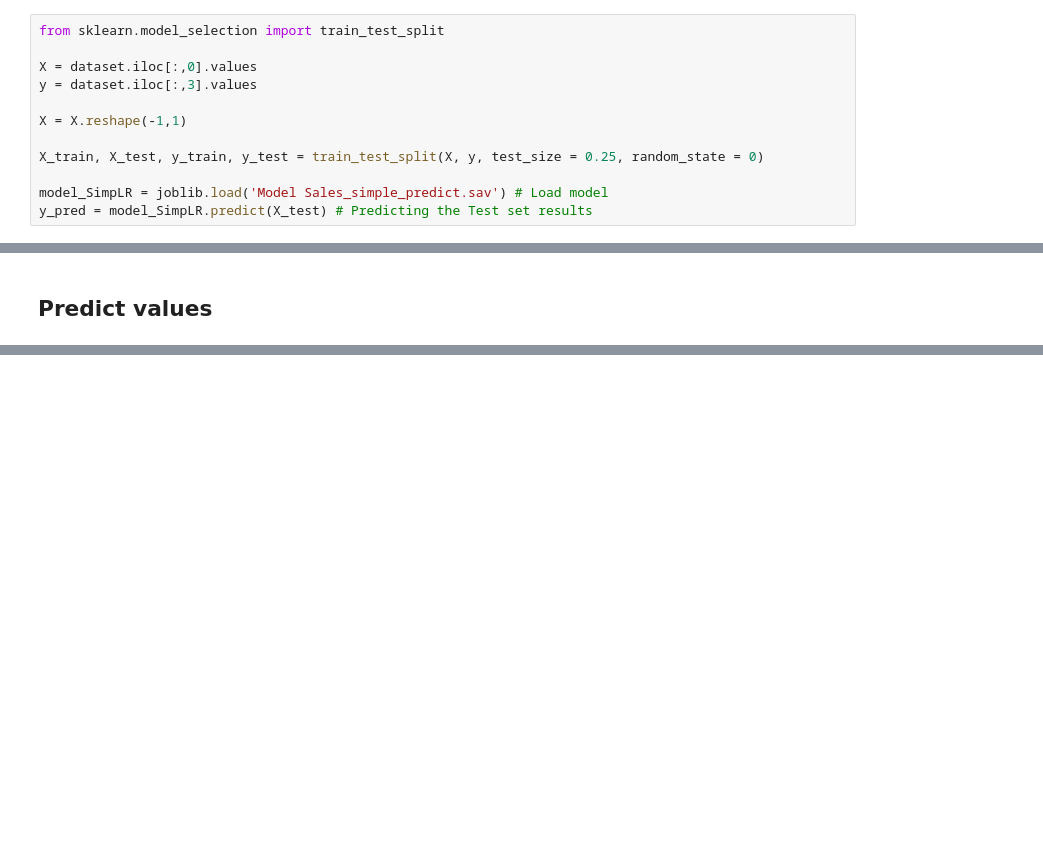
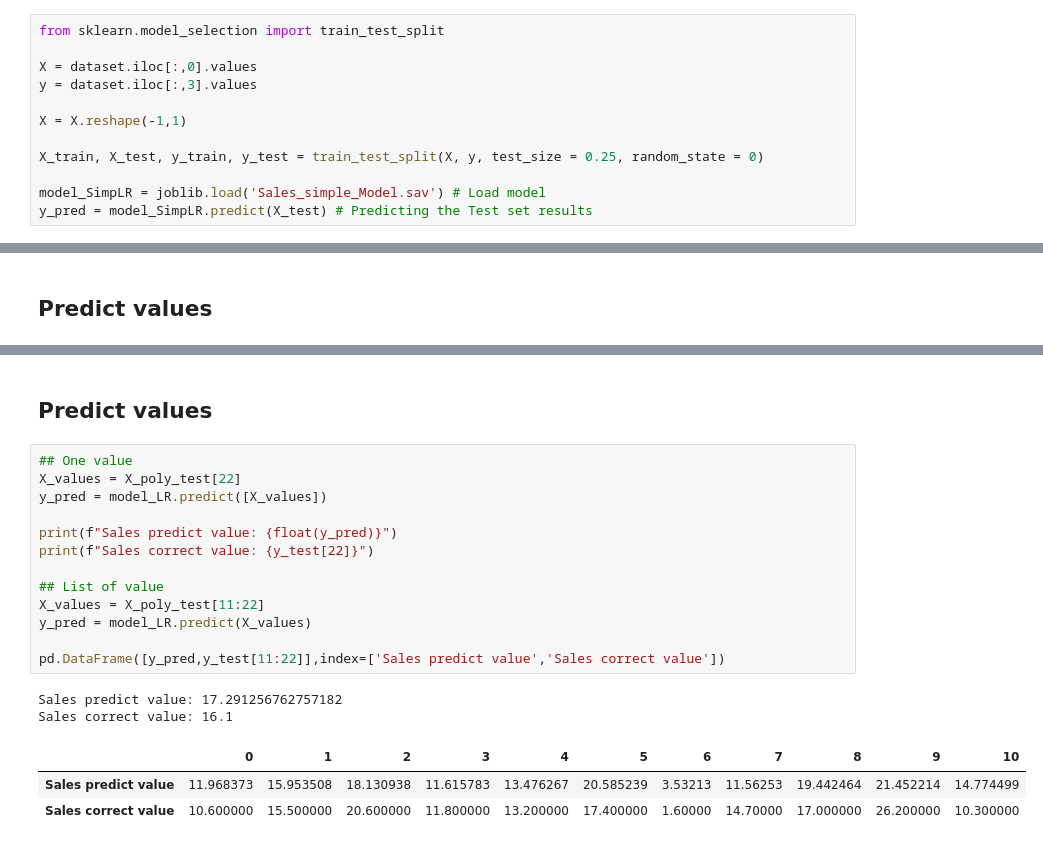
Before and after one commit to MinhNguyenDS/ML-Advertising_sales_prediction, a Jupyter notebook: Predict & Validation model.ipynb, the cells around one changed output, grey strips where cells are left out. Saved outputs shown, nothing was run; the diff lists cells and outputs as text; blank space fills up the shorter version.

```diff
--- a/Predict & Validation model.ipynb
+++ b/Predict & Validation model.ipynb
@@ -38,7 +38,7 @@ X = X.reshape(-1,1)
 
 X_train, X_test, y_train, y_test = train_test_split(X, y, test_size = 0.25, random_state = 0)
 
-model_SimpLR = joblib.load('Model Sales_simple_predict.sav') # Load model
+model_SimpLR = joblib.load('Sales_simple_Model.sav') # Load model
 y_pred = model_SimpLR.predict(X_test) # Predicting the Test set results
 # %% [markdown]
 ## Test set results
@@ -149,0 +200,21 @@ Sales correct value: 16.1
+# %% [markdown]
+## Predict values
+# %%
+## One value
+X_values = X_poly_test[22]
+y_pred = model_LR.predict([X_values])
+
+print(f"Sales predict value: {float(y_pred)}")
+print(f"Sales correct value: {y_test[22]}")
+
+## List of value
+X_values = X_poly_test[11:22]
+y_pred = model_LR.predict(X_values)
+
+pd.DataFrame([y_pred,y_test[11:22]],index=['Sales predict value','Sales correct value'])
+# %% [output]
+Sales predict value: 17.291256762757182
+Sales correct value: 16.1
+|  | 0 | 1 | 2 | 3 | 4 | 5 | 6 | 7 | 8 | 9 | 10 |
+| Sales predict value | 11.968373 | 15.953508 | 18.130938 | 11.615783 | 13.476267 | 20.585239 | 3.53213 | 11.56253 | 19.442464 | 21.452214 | 14.774499 |
+| Sales correct value | 10.600000 | 15.500000 | 20.600000 | 11.800000 | 13.200000 | 17.400000 | 1.60000 | 14.70000 | 17.000000 | 26.200000 | 10.300000 |
```
Also changed, not shown: parts of 12 cells of this notebook, 11 other files.
